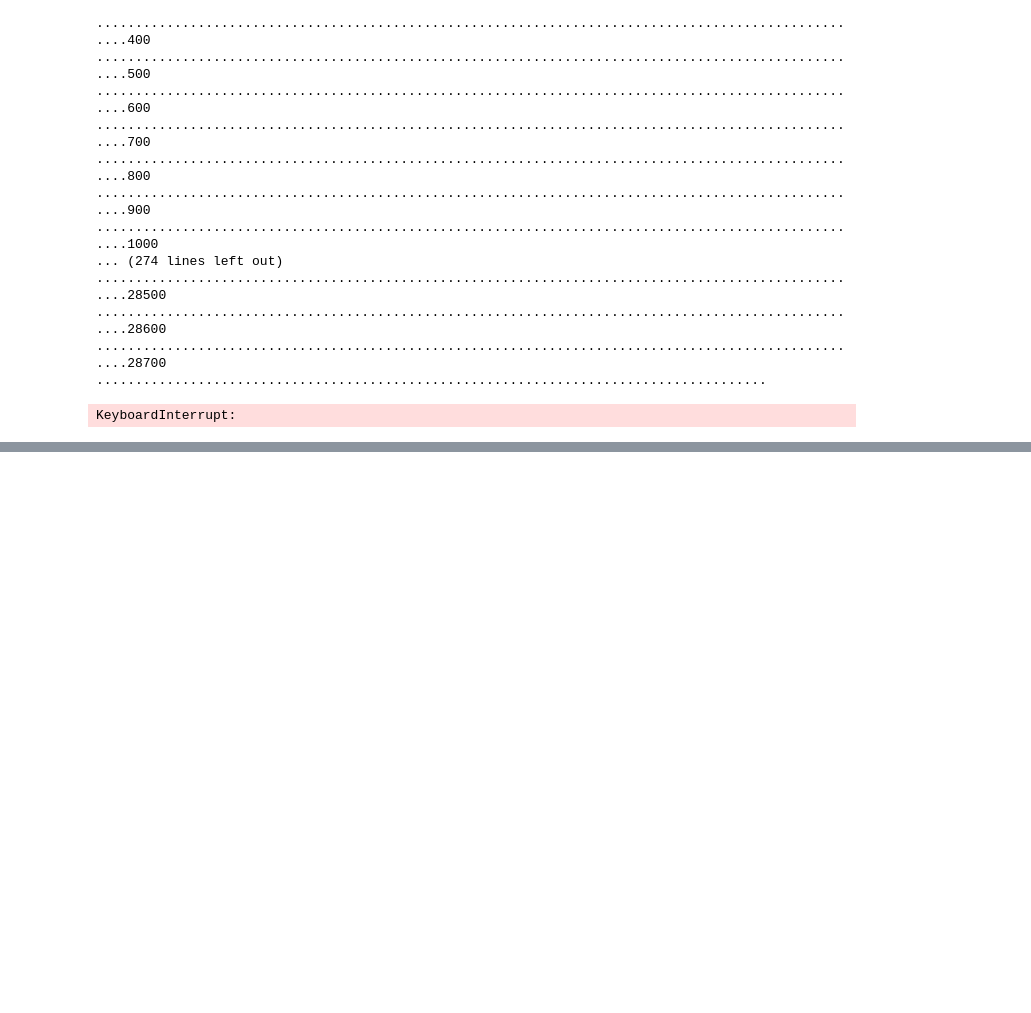
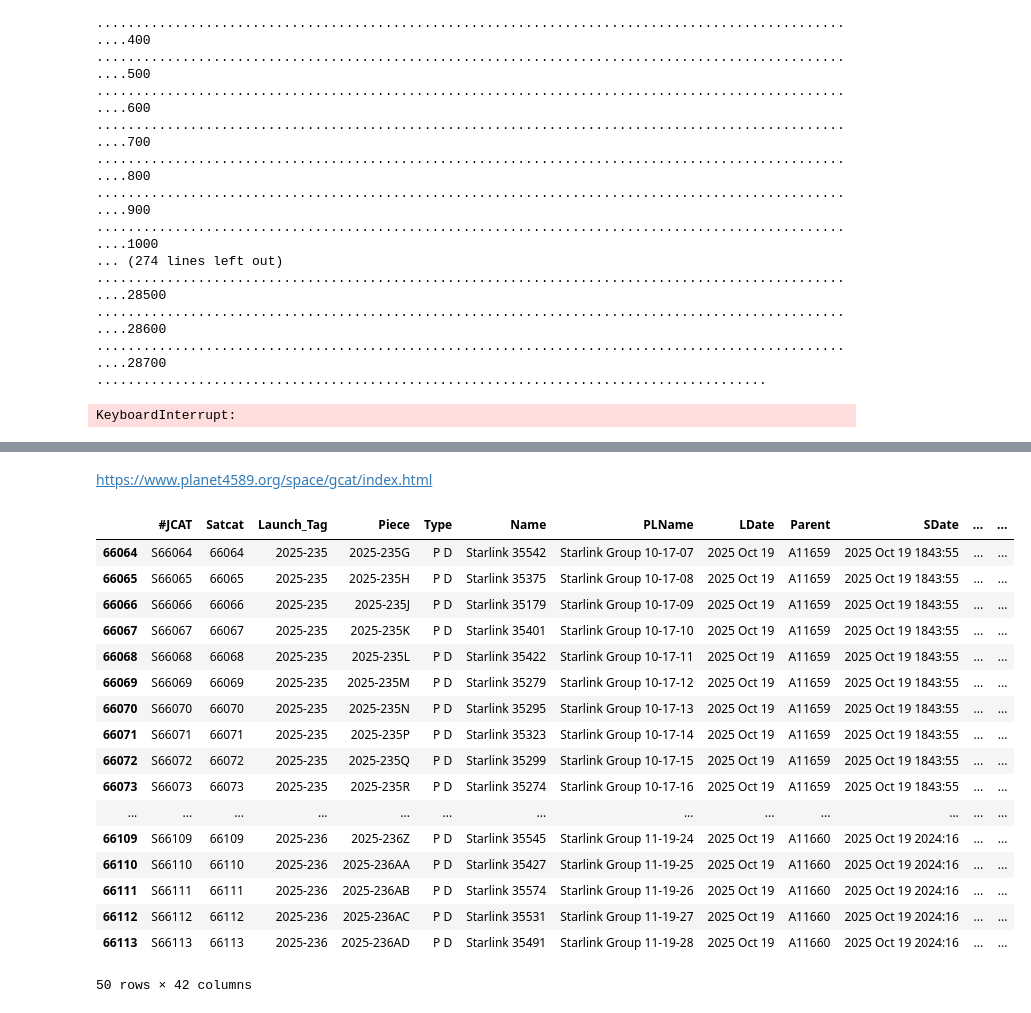
Before and after one commit to daemonchild/cardiffmet-dat5001-visualisation-of-data, a Jupyter notebook: assessment/pres1/dat5001-st20285213-tomrowan-pres1.ipynb, the cells around one changed output, grey strips where cells are left out. Drawn from its saved outputs; the diff is of its cells as text; code cells hidden in the pictures; blank space fills up the shorter version.

Commit message:
Found satcat and added

```diff
--- a/assessment/pres1/dat5001-st20285213-tomrowan-pres1.ipynb
+++ b/assessment/pres1/dat5001-st20285213-tomrowan-pres1.ipynb
@@ -376,3 +376,28 @@ new_sat_df.to_csv('65k_satellites.csv')
 | 6 | SL-1 R/B | 7 | 1958-004A | May 15, 1958 | Commonwealth of Independent State... | TYURATAM MISSILE AND SPACE COMPLE... | 1958-12-03 | NaN | NaN | ... |
 | 7 | SPUTNIK 3 | 8 | 1958-004B | May 15, 1958 | Commonwealth of Independent State... | TYURATAM MISSILE AND SPACE COMPLE... | 1960-04-06 | NaN | NaN | ... |
 | 8 | EXPLORER 4 | 9 | 1958-005A | July 26, 1958 | United States (US) | AIR FORCE EASTERN TEST RANGE (AFETR) | 1959-10-23 | NaN | NaN | ... |
+# %% [markdown]
+https://www.planet4589.org/space/gcat/index.html
+# %%
+satcat_df = pd.read_csv('../../datasets/satcat.tsv', sep='\t')
+# %%
+satcat_df.tail(50)
+# %% [output]
+|  | #JCAT | Satcat | Launch_Tag | Piece | Type | Name | PLName | LDate | Parent | SDate | ... | ... |
+| 66064 | S66064 | 66064 | 2025-235 | 2025-235G | P D | Starlink 35542 | Starlink Group 10-17-07 | 2025 Oct 19 | A11659 | 2025 Oct 19 1843:55 | ... | ... |
+| 66065 | S66065 | 66065 | 2025-235 | 2025-235H | P D | Starlink 35375 | Starlink Group 10-17-08 | 2025 Oct 19 | A11659 | 2025 Oct 19 1843:55 | ... | ... |
+| 66066 | S66066 | 66066 | 2025-235 | 2025-235J | P D | Starlink 35179 | Starlink Group 10-17-09 | 2025 Oct 19 | A11659 | 2025 Oct 19 1843:55 | ... | ... |
+| 66067 | S66067 | 66067 | 2025-235 | 2025-235K | P D | Starlink 35401 | Starlink Group 10-17-10 | 2025 Oct 19 | A11659 | 2025 Oct 19 1843:55 | ... | ... |
+| 66068 | S66068 | 66068 | 2025-235 | 2025-235L | P D | Starlink 35422 | Starlink Group 10-17-11 | 2025 Oct 19 | A11659 | 2025 Oct 19 1843:55 | ... | ... |
+| 66069 | S66069 | 66069 | 2025-235 | 2025-235M | P D | Starlink 35279 | Starlink Group 10-17-12 | 2025 Oct 19 | A11659 | 2025 Oct 19 1843:55 | ... | ... |
+| 66070 | S66070 | 66070 | 2025-235 | 2025-235N | P D | Starlink 35295 | Starlink Group 10-17-13 | 2025 Oct 19 | A11659 | 2025 Oct 19 1843:55 | ... | ... |
+| 66071 | S66071 | 66071 | 2025-235 | 2025-235P | P D | Starlink 35323 | Starlink Group 10-17-14 | 2025 Oct 19 | A11659 | 2025 Oct 19 1843:55 | ... | ... |
+| 66072 | S66072 | 66072 | 2025-235 | 2025-235Q | P D | Starlink 35299 | Starlink Group 10-17-15 | 2025 Oct 19 | A11659 | 2025 Oct 19 1843:55 | ... | ... |
+| 66073 | S66073 | 66073 | 2025-235 | 2025-235R | P D | Starlink 35274 | Starlink Group 10-17-16 | 2025 Oct 19 | A11659 | 2025 Oct 19 1843:55 | ... | ... |
+| ... | ... | ... | ... | ... | ... | ... | ... | ... | ... | ... | ... | ... |
+| 66109 | S66109 | 66109 | 2025-236 | 2025-236Z | P D | Starlink 35545 | Starlink Group 11-19-24 | 2025 Oct 19 | A11660 | 2025 Oct 19 2024:16 | ... | ... |
+| 66110 | S66110 | 66110 | 2025-236 | 2025-236AA | P D | Starlink 35427 | Starlink Group 11-19-25 | 2025 Oct 19 | A11660 | 2025 Oct 19 2024:16 | ... | ... |
+| 66111 | S66111 | 66111 | 2025-236 | 2025-236AB | P D | Starlink 35574 | Starlink Group 11-19-26 | 2025 Oct 19 | A11660 | 2025 Oct 19 2024:16 | ... | ... |
+| 66112 | S66112 | 66112 | 2025-236 | 2025-236AC | P D | Starlink 35531 | Starlink Group 11-19-27 | 2025 Oct 19 | A11660 | 2025 Oct 19 2024:16 | ... | ... |
+| 66113 | S66113 | 66113 | 2025-236 | 2025-236AD | P D | Starlink 35491 | Starlink Group 11-19-28 | 2025 Oct 19 | A11660 | 2025 Oct 19 2024:16 | ... | ... |
+50 rows × 42 columns
```
Also changed, not shown: 1 other file.
